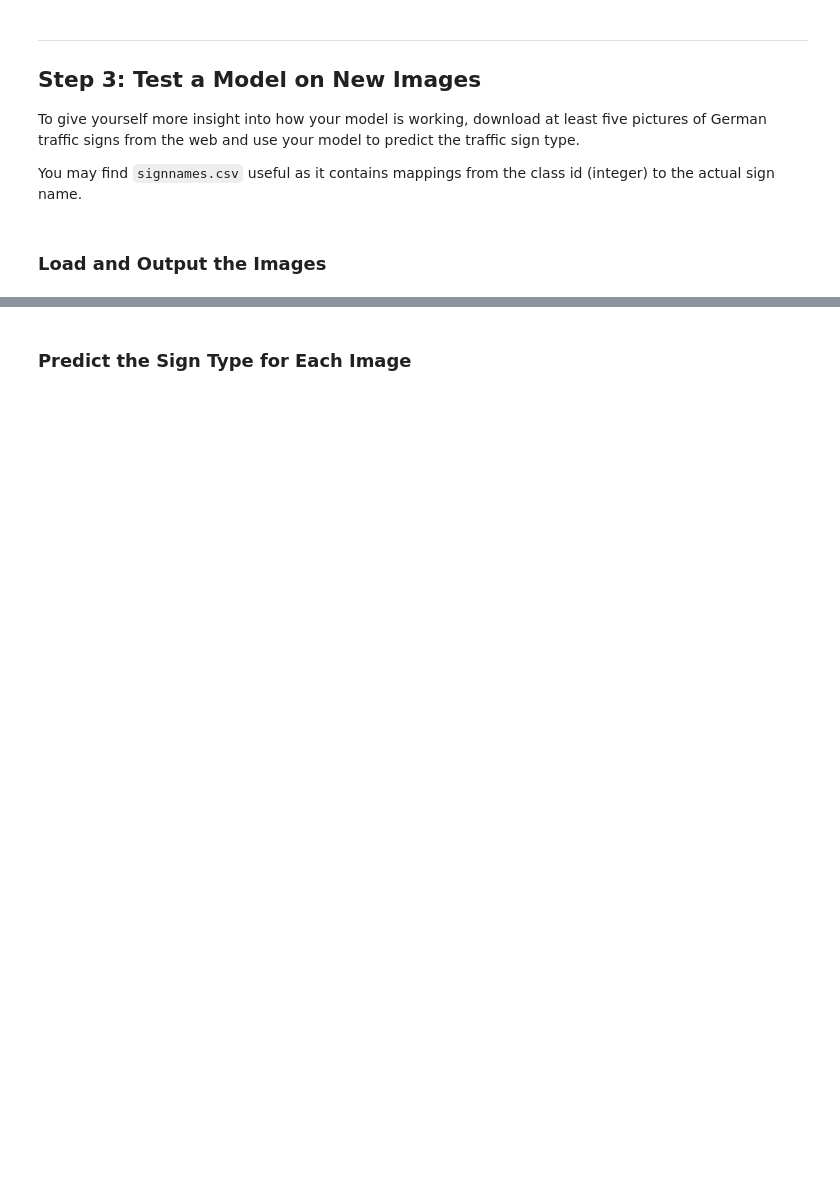
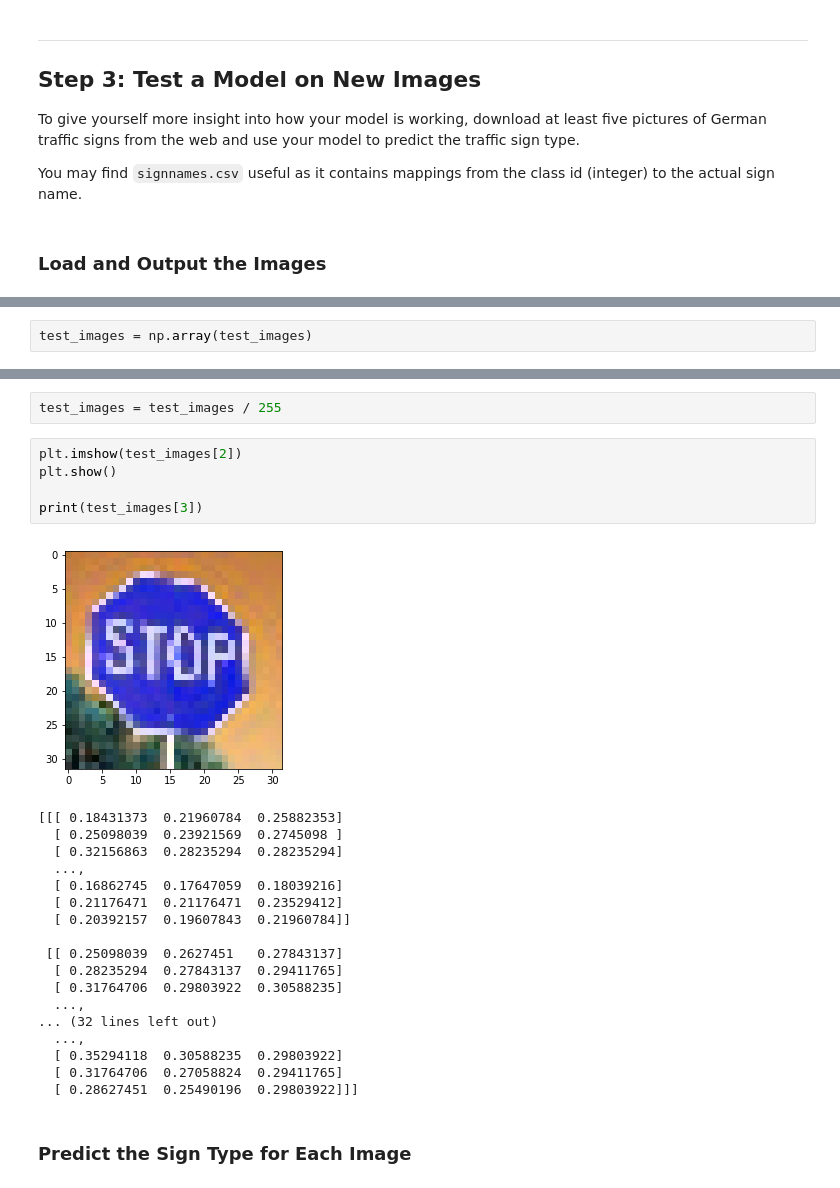
Before and after one commit to aneesh-joshi/Traffic_Signs_Classifier, a Jupyter notebook: Traffic_Sign_Classifier.ipynb, the cells around one changed output, grey strips where cells are left out. Saved outputs shown, nothing was run; the diff lists cells and outputs as text; blank space fills up the shorter version.

```diff
--- a/Traffic_Sign_Classifier.ipynb
+++ b/Traffic_Sign_Classifier.ipynb
@@ -338,0 +370,2 @@ for img in os.listdir('../test_images/'):
+# %%
+test_images = np.array(test_images)
@@ -339,3 +376,29 @@ for img in os.listdir('../test_images/'):
+# %%
+test_images = test_images / 255
+# %%
+plt.imshow(test_images[2])
+plt.show()
+
+print(test_images[3])
+# %% [output]
+[figure, added]
+[[[ 0.18431373  0.21960784  0.25882353]
+  [ 0.25098039  0.23921569  0.2745098 ]
+  [ 0.32156863  0.28235294  0.28235294]
+  ...,
+  [ 0.16862745  0.17647059  0.18039216]
+  [ 0.21176471  0.21176471  0.23529412]
+  [ 0.20392157  0.19607843  0.21960784]]
+
+ [[ 0.25098039  0.2627451   0.27843137]
+  [ 0.28235294  0.27843137  0.29411765]
+  [ 0.31764706  0.29803922  0.30588235]
+  ...,
+... (32 lines left out)
+  ...,
+  [ 0.35294118  0.30588235  0.29803922]
+  [ 0.31764706  0.27058824  0.29411765]
+  [ 0.28627451  0.25490196  0.29803922]]]
 # %% [markdown]
 ### Predict the Sign Type for Each Image
 # %%
```
Also changed, not shown: parts of 41 cells of this notebook, 19 other files.
